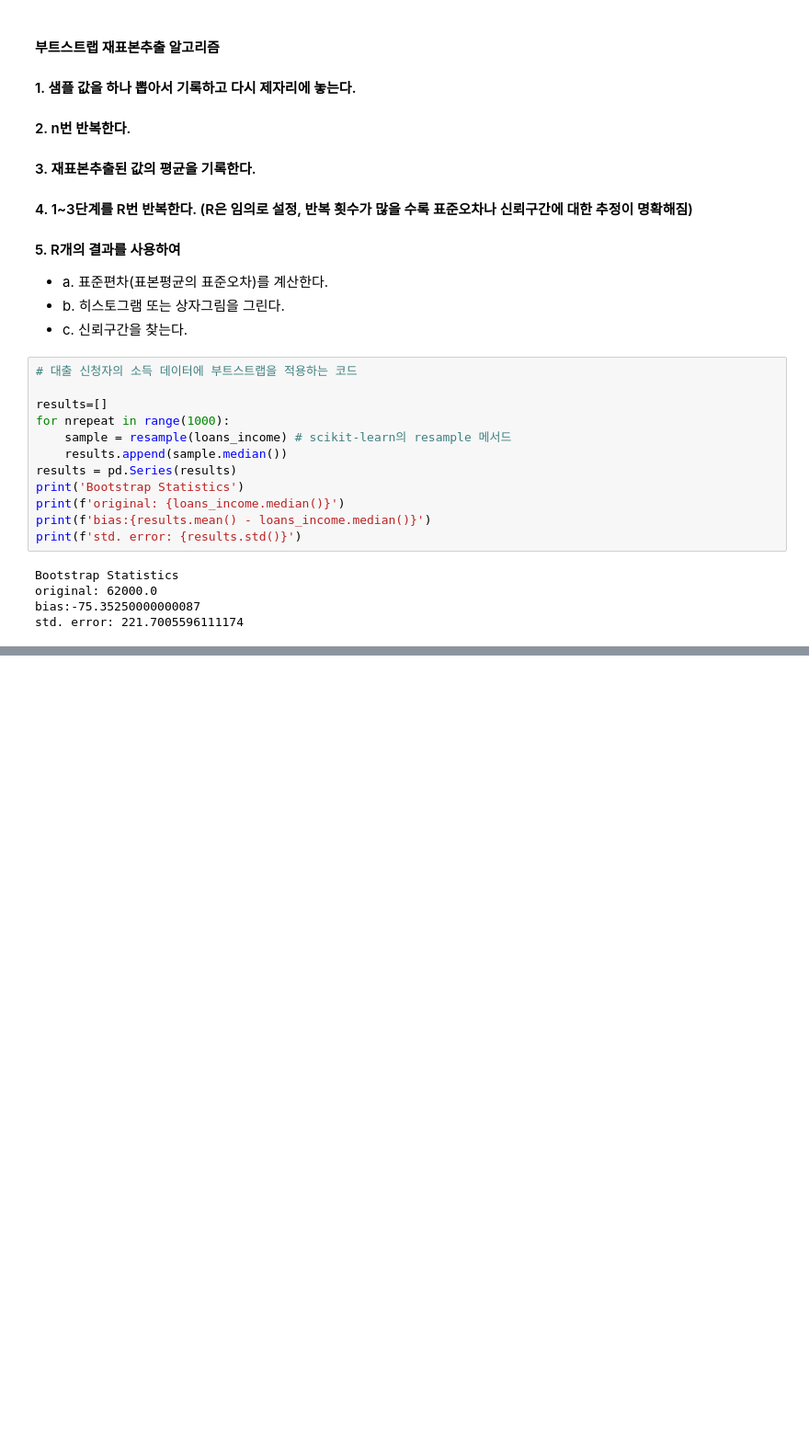
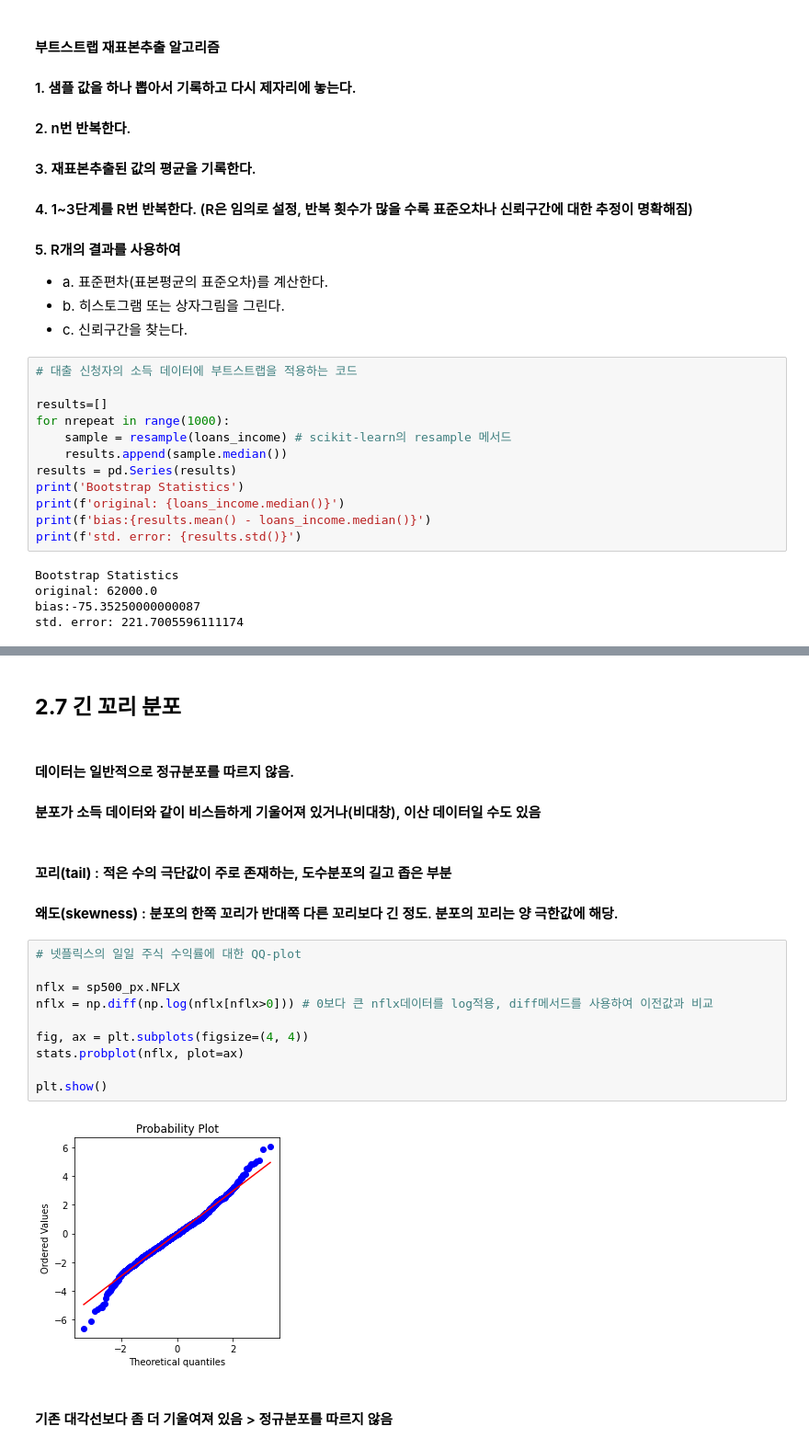
Before and after one commit to Minah-Seong/Practical-Statistics, a Jupyter notebook: 2_데이터와 표본분포.ipynb, the cells around one changed output, grey strips where cells are left out. Shown: that part at 92% size. Cells and saved outputs as stored; diff of their text form; blank space fills up the shorter version.

```diff
--- a/2_데이터와 표본분포.ipynb
+++ b/2_데이터와 표본분포.ipynb
@@ -158,0 +204,22 @@ std. error: 221.7005596111174
+# %% [markdown]
+## __2.7 긴 꼬리 분포__
+# %% [markdown]
+#### 데이터는 일반적으로 정규분포를 따르지 않음.
+#### 분포가 소득 데이터와 같이 비스듬하게 기울어져 있거나(비대창), 이산 데이터일 수도 있음
+# %% [markdown]
+#### __꼬리(tail)__ : 적은 수의 극단값이 주로 존재하는, 도수분포의 길고 좁은 부분
+#### __왜도(skewness)__ : 분포의 한쪽 꼬리가 반대쪽 다른 꼬리보다 긴 정도. 분포의 꼬리는 양 극한값에 해당.
+# %%
+# 넷플릭스의 일일 주식 수익률에 대한 QQ-plot
+
+nflx = sp500_px.NFLX
+nflx = np.diff(np.log(nflx[nflx>0])) # 0보다 큰 nflx데이터를 log적용, diff메서드를 사용하여 이전값과 비교
+
+fig, ax = plt.subplots(figsize=(4, 4))
+stats.probplot(nflx, plot=ax)
+
+plt.show()
+# %% [output]
+[figure, added]
+# %% [markdown]
+#### 기존 대각선보다 좀 더 기울여져 있음 > 정규분포를 따르지 않음
```
Also changed, not shown: parts of 13 cells of this notebook.
